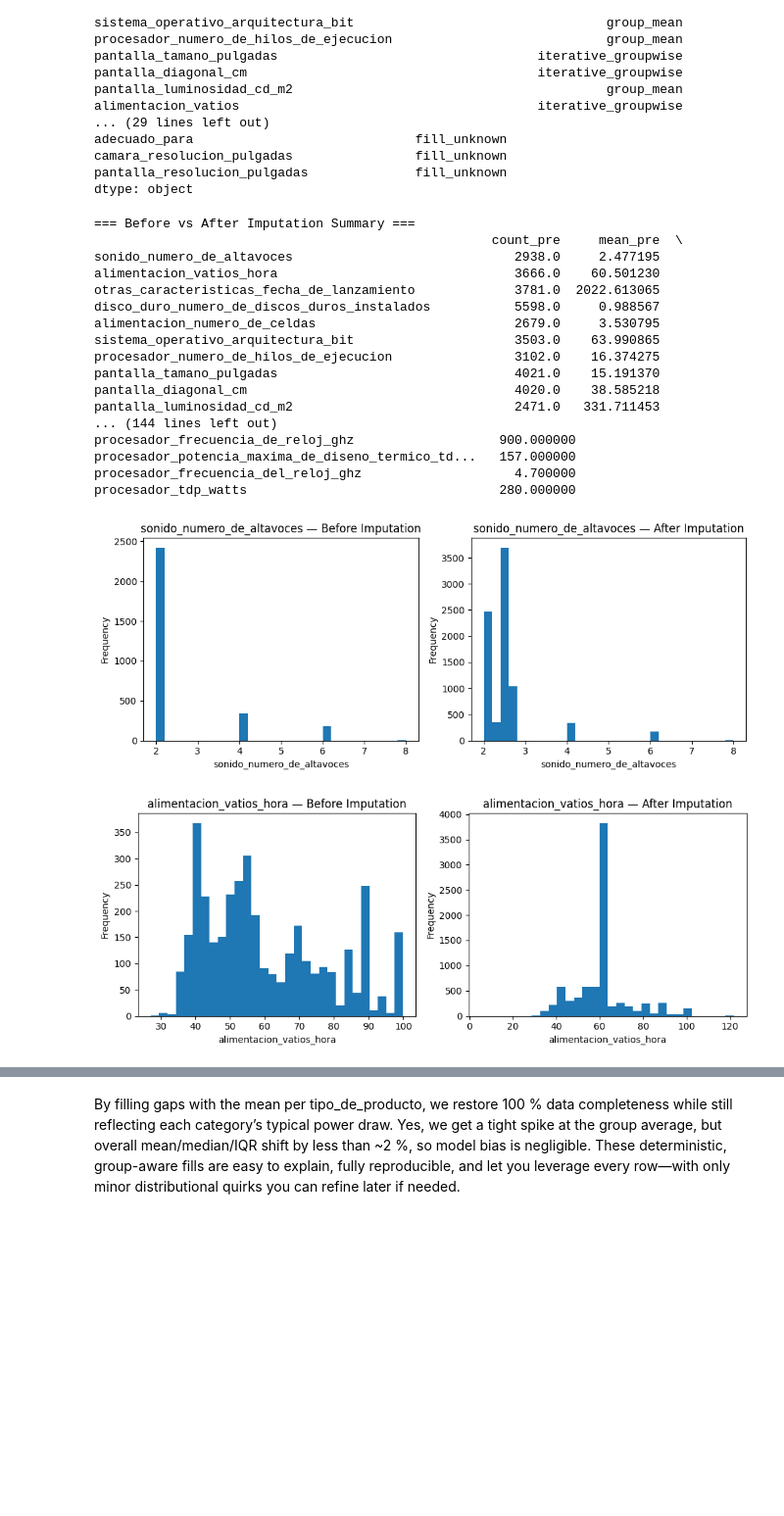
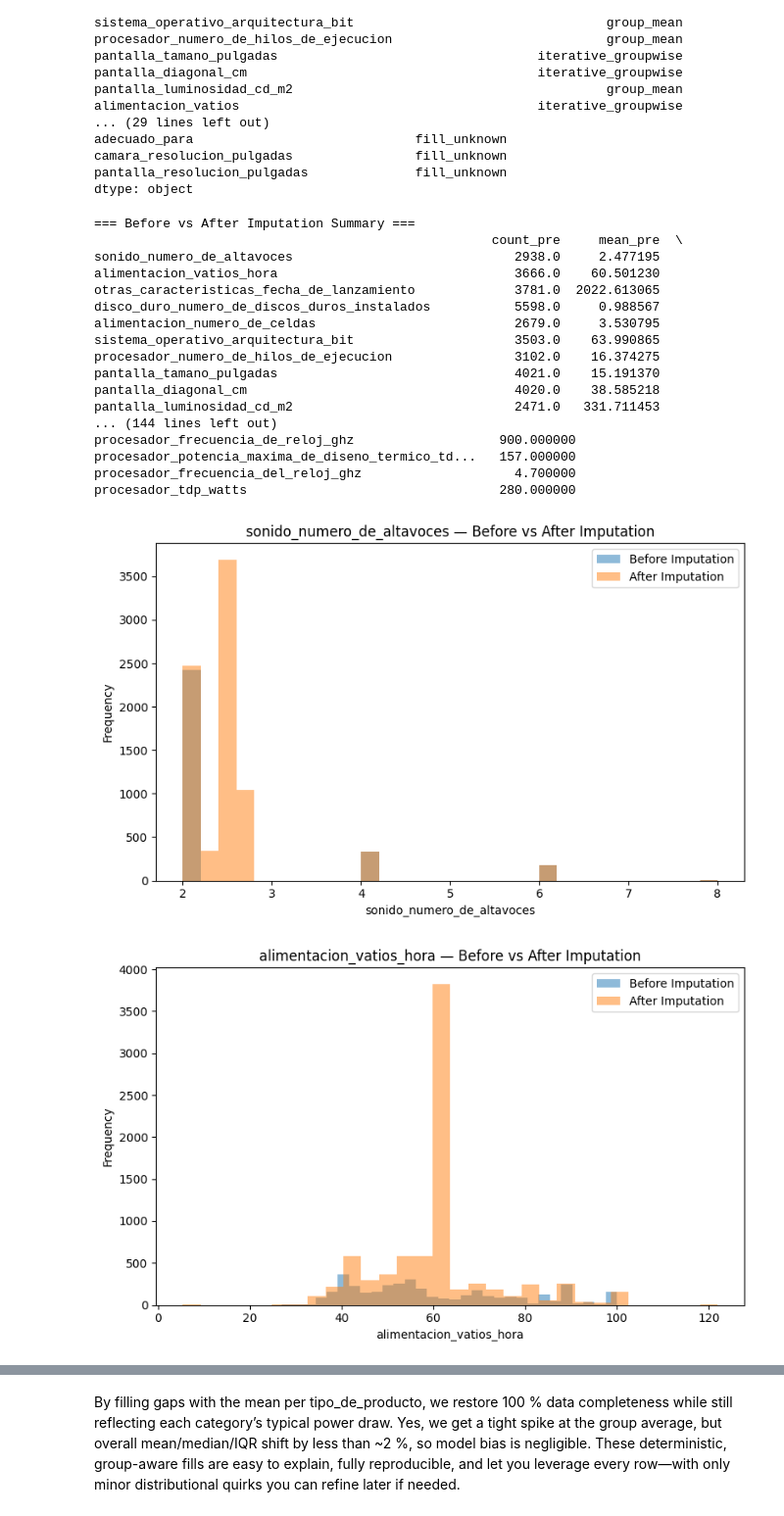
Before and after one commit to oholmess/PcPartPicker3000, a Jupyter notebook: assignment/EDA.ipynb, the cells around one changed output, grey strips where cells are left out. Shown at 98% size. Drawn from its saved outputs; the diff is of its cells as text; code cells hidden in the pictures; blank space fills up the shorter version.

```diff
--- a/assignment/EDA.ipynb
+++ b/assignment/EDA.ipynb
@@ -1778,10 +1781,10 @@ procesador_frecuencia_turbo_max_ghz      -0.018856     -0.062846  -0.075736
 missing_pct = df.isnull().mean() * 100
 
 # Filter columns with ≥30% and ≤70% missing values
-cols_30_70 = missing_pct[(missing_pct >= 30) & (missing_pct <= 70)].index.tolist()
+cols = missing_pct[(missing_pct >= 30) & (missing_pct <= 70)].index.tolist()
 
 # Display the list of columns and their missingness %
-print("Columns with 30–70% missingness:")
-for col in cols_30_70:
+print("Columns with 30-70% missingness:")
+for col in cols:
     print(f"  {col}: {missing_pct[col]:.1f}% missing")
 # %% [output]
@@ -1951,44 +1965,40 @@ for col in num_cols:
     summary_list.append(pd.concat([desc_pre, desc_post]))
 summary_df = pd.DataFrame(summary_list, index=num_cols)
 
 print("\n=== Before vs After Imputation Summary ===")
 print(summary_df)
 
-# Plot before/after for each numeric column
+# Plot before/after overlay for each numeric column
 for col in num_cols:
     before = df[col].dropna()
     after  = df_copy[col]
 
-    fig, axes = plt.subplots(1, 2, figsize=(10, 4))
-    axes[0].hist(before, bins=30)
-    axes[0].set_title(f"{col} — Before Imputation")
-    axes[0].set_xlabel(col)
-    axes[0].set_ylabel("Frequency")
-
-    axes[1].hist(after, bins=30)
-    axes[1].set_title(f"{col} — After Imputation")
-    axes[1].set_xlabel(col)
-    axes[1].set_ylabel("Frequency")
-
+    plt.figure(figsize=(8, 5))
+    plt.hist(before, bins=30, alpha=0.5, label='Before Imputation')
+    plt.hist(after,  bins=30, alpha=0.5, label='After Imputation')
+    plt.title(f"{col} — Before vs After Imputation")
+    plt.xlabel(col)
+    plt.ylabel("Frequency")
+    plt.legend()
     plt.tight_layout()
     plt.show()
 # %% [output]
 === Before vs After Imputation Summary ===
                                                     count_pre     mean_pre  \
 sonido_numero_de_altavoces                             2938.0     2.477195
 alimentacion_vatios_hora                               3666.0    60.501230
 otras_caracteristicas_fecha_de_lanzamiento             3781.0  2022.613065
 disco_duro_numero_de_discos_duros_instalados           5598.0     0.988567
 alimentacion_numero_de_celdas                          2679.0     3.530795
 sistema_operativo_arquitectura_bit                     3503.0    63.990865
 procesador_numero_de_hilos_de_ejecucion                3102.0    16.374275
 pantalla_tamano_pulgadas                               4021.0    15.191370
 pantalla_diagonal_cm                                   4020.0    38.585218
 pantalla_luminosidad_cd_m2                             2471.0   331.711453
 ... (144 lines left out)
 procesador_frecuencia_de_reloj_ghz                   900.000000
 procesador_potencia_maxima_de_diseno_termico_td...   157.000000
 procesador_frecuencia_del_reloj_ghz                    4.700000
 procesador_tdp_watts                                 280.000000
-[figure, old version]
+[figure, new version]
-[figure, old version]
+[figure, new version]
```
Also changed, not shown: parts of 36 cells of this notebook.
